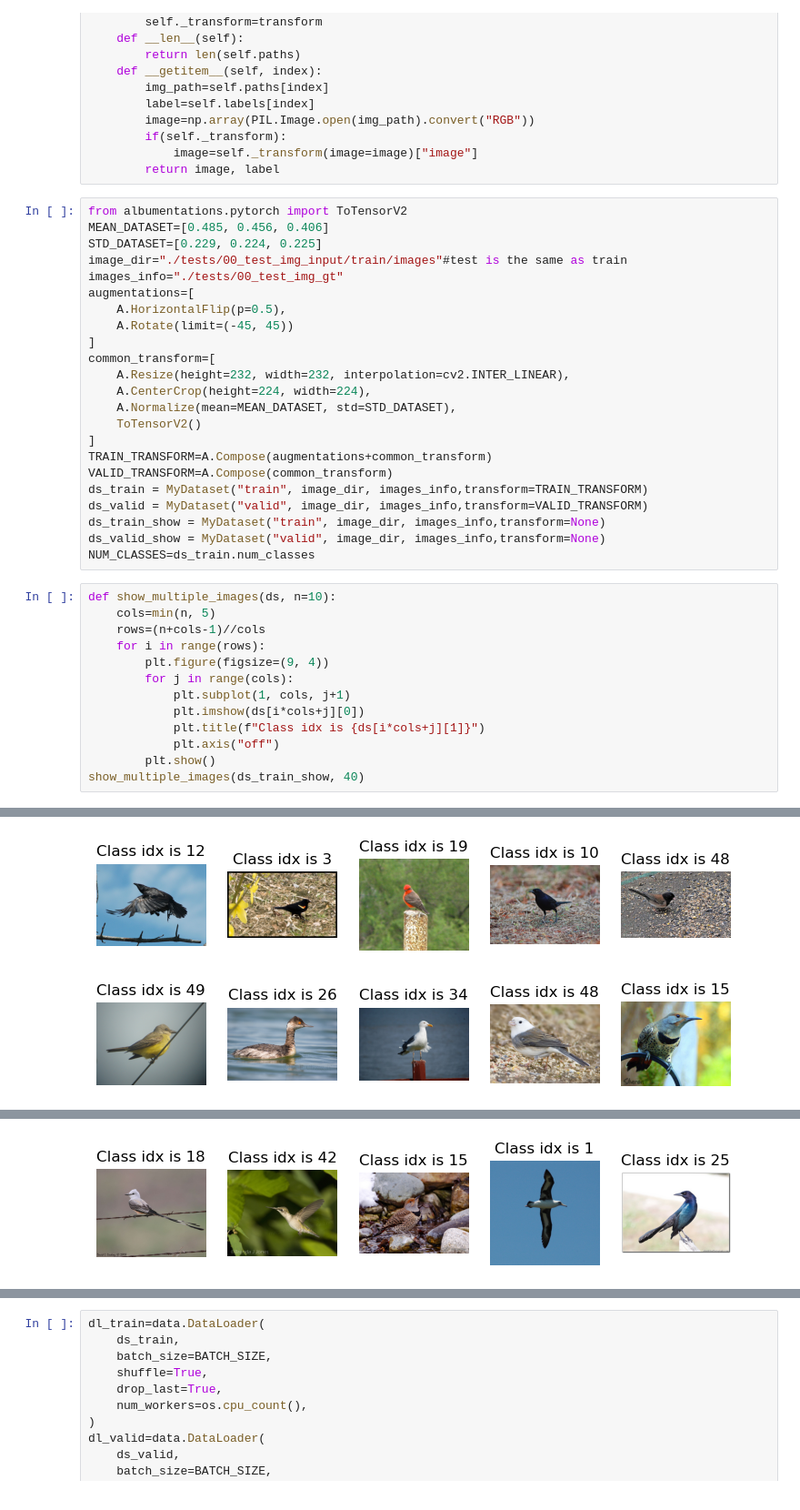
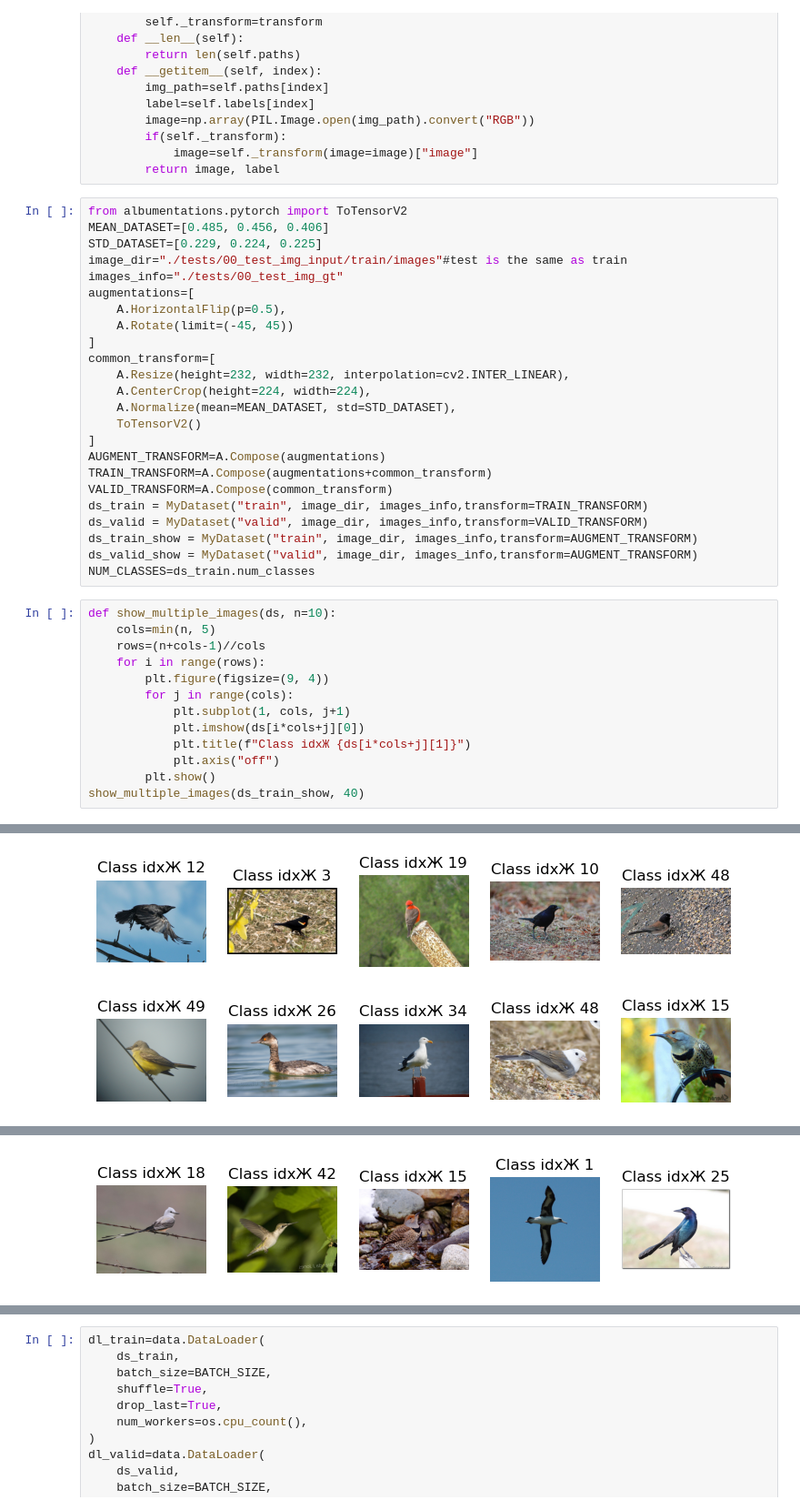
Before and after one commit to Torfinhell/Ml_homework, a Jupyter notebook: Depth_Vision_and_Graphics/Bird_classification/image_classification.ipynb, the cells around one changed output, grey strips where cells are left out. Shown at 91% size. Saved outputs shown, nothing was run; the diff lists cells and outputs as text.

```diff
--- a/Depth_Vision_and_Graphics/Bird_classification/image_classification.ipynb
+++ b/Depth_Vision_and_Graphics/Bird_classification/image_classification.ipynb
@@ -81,12 +82,13 @@ common_transform=[
     A.Normalize(mean=MEAN_DATASET, std=STD_DATASET),
     ToTensorV2()
 ]
+AUGMENT_TRANSFORM=A.Compose(augmentations)
 TRAIN_TRANSFORM=A.Compose(augmentations+common_transform)
 VALID_TRANSFORM=A.Compose(common_transform)
 ds_train = MyDataset("train", image_dir, images_info,transform=TRAIN_TRANSFORM)
 ds_valid = MyDataset("valid", image_dir, images_info,transform=VALID_TRANSFORM)
-ds_train_show = MyDataset("train", image_dir, images_info,transform=None)
-ds_valid_show = MyDataset("valid", image_dir, images_info,transform=None)
+ds_train_show = MyDataset("train", image_dir, images_info,transform=AUGMENT_TRANSFORM)
+ds_valid_show = MyDataset("valid", image_dir, images_info,transform=AUGMENT_TRANSFORM)
 NUM_CLASSES=ds_train.num_classes
 # %%
 def show_multiple_images(ds, n=10):
@@ -97,7 +99,7 @@ def show_multiple_images(ds, n=10):
         for j in range(cols):
             plt.subplot(1, cols, j+1)
             plt.imshow(ds[i*cols+j][0])
-            plt.title(f"Class idx is {ds[i*cols+j][1]}")
+            plt.title(f"Class idxЖ {ds[i*cols+j][1]}")
             plt.axis("off")
         plt.show()
 show_multiple_images(ds_train_show, 40)
@@ -108,2 +110,2 @@ show_multiple_images(ds_train_show, 40)
-[figure, old version]
+[figure, new version]
-[figure, old version]
+[figure, new version]
@@ -111 +113 @@ show_multiple_images(ds_train_show, 40)
-[figure, old version]
+[figure, new version]
```
Also changed, not shown: parts of 8 cells of this notebook.
